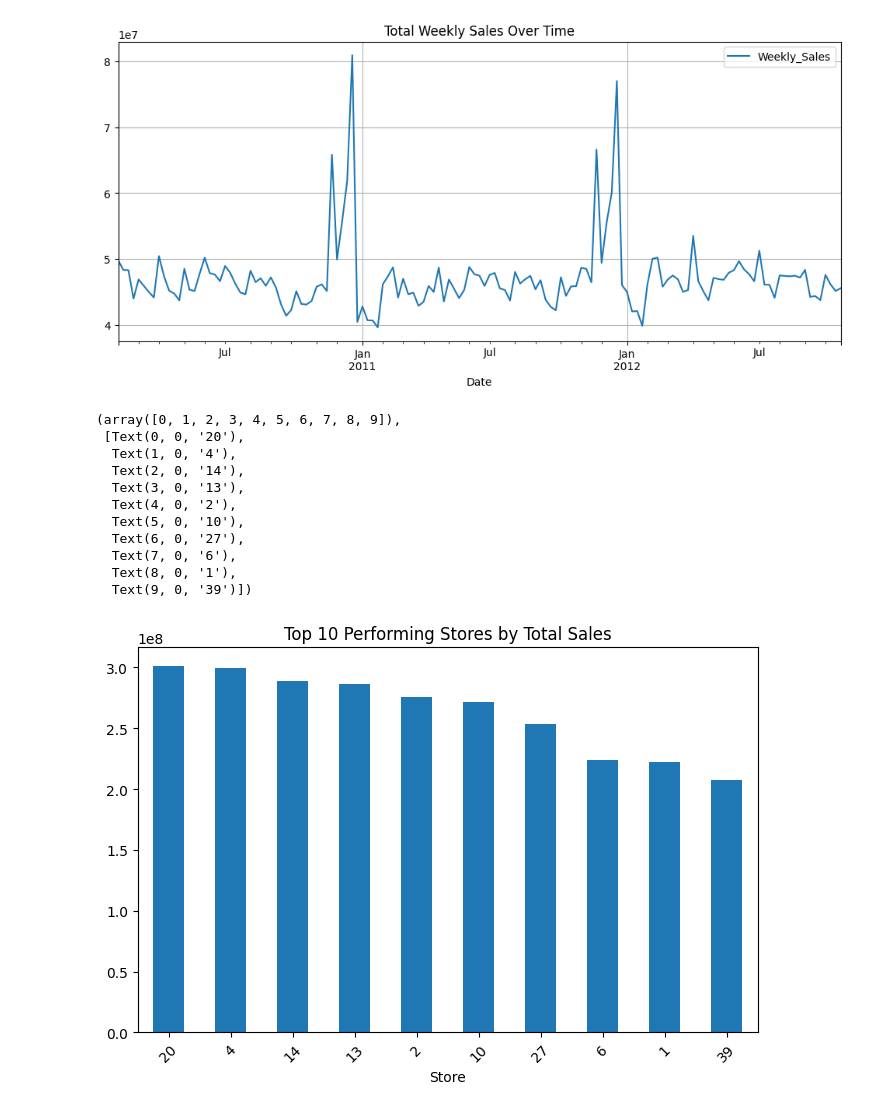
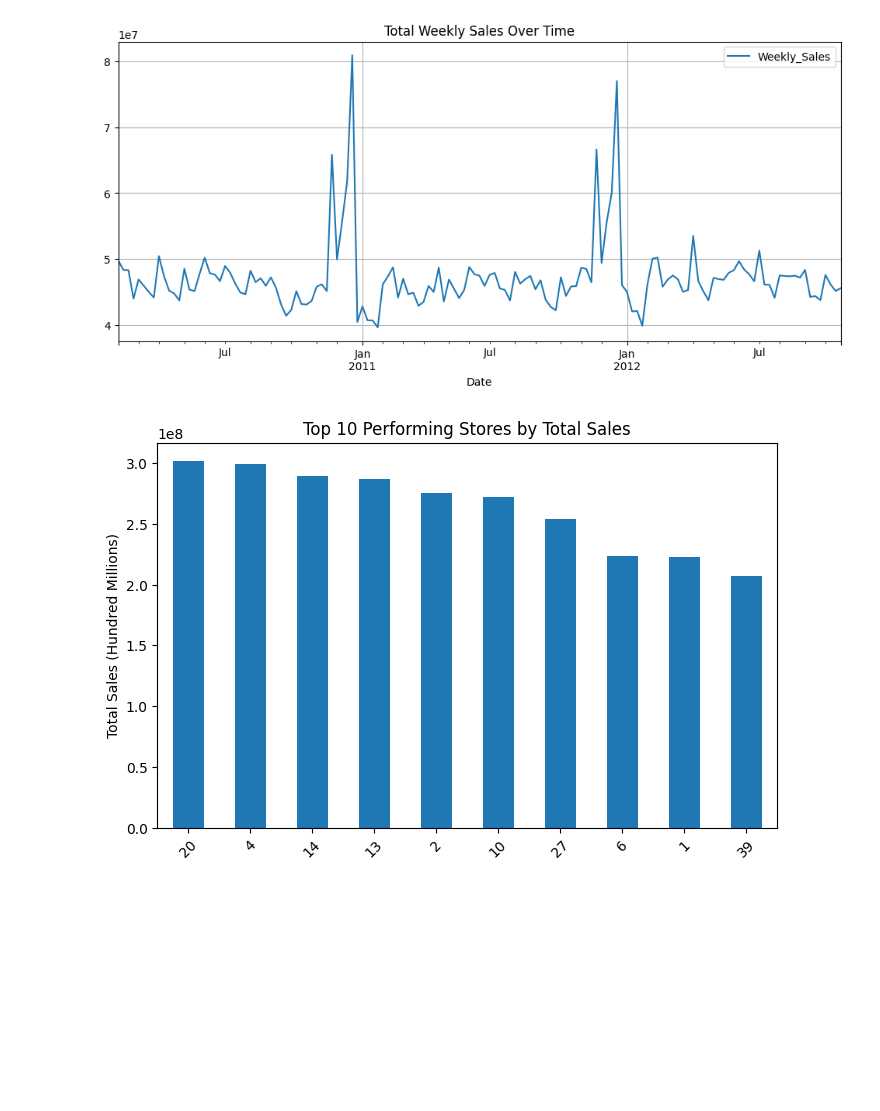
Before and after one commit to DavidO1621/Walmart-kpi-project, a Jupyter notebook: notebooks/01_EDA.ipynb, the cells around one changed output. Cells and saved outputs as stored; diff of their text form; code cells hidden in the pictures; blank space fills up the shorter version.

```diff
--- a/notebooks/01_EDA.ipynb
+++ b/notebooks/01_EDA.ipynb
@@ -94 +100,4 @@ np.int64(0)
+# %%
+df = df.drop_duplicates()
+df = df.sort_values('Date')
 # %%
@@ -106,23 +115,21 @@ ts.plot(
 [figure]
 # %%
 # top 10 stores by total stores (heavy hitters)
-top10_stores = df.groupby('Store')['Weekly_Sales'].sum().sort_values(ascending=False).head(10)
-top10_stores.plot(
-    kind ='bar',
-    figsize =(8,5),
+top10_stores = (
+    df.groupby('Store')['Weekly_Sales']
+      .sum()
+      .sort_values(ascending=False)
+      .head(10)
+)
+
+ax =top10_stores.plot(
+    kind='bar',
+    figsize=(8, 5),
     title='Top 10 Performing Stores by Total Sales'
 )
-plt.xticks(rotation = 45)
+ax.set_xlabel('')
+ax.set_ylabel('Total Sales (Hundred Millions)')
+plt.xticks(rotation=45)
+plt.show()
 # %% [output]
-(array([0, 1, 2, 3, 4, 5, 6, 7, 8, 9]),
- [Text(0, 0, '20'),
-  Text(1, 0, '4'),
-  Text(2, 0, '14'),
-  Text(3, 0, '13'),
-  Text(4, 0, '2'),
-  Text(5, 0, '10'),
-  Text(6, 0, '27'),
-  Text(7, 0, '6'),
-  Text(8, 0, '1'),
-  Text(9, 0, '39')])
-[figure, old version]
+[figure, new version]
```
Also changed, not shown: parts of 5 cells of this notebook, 1 other file.
